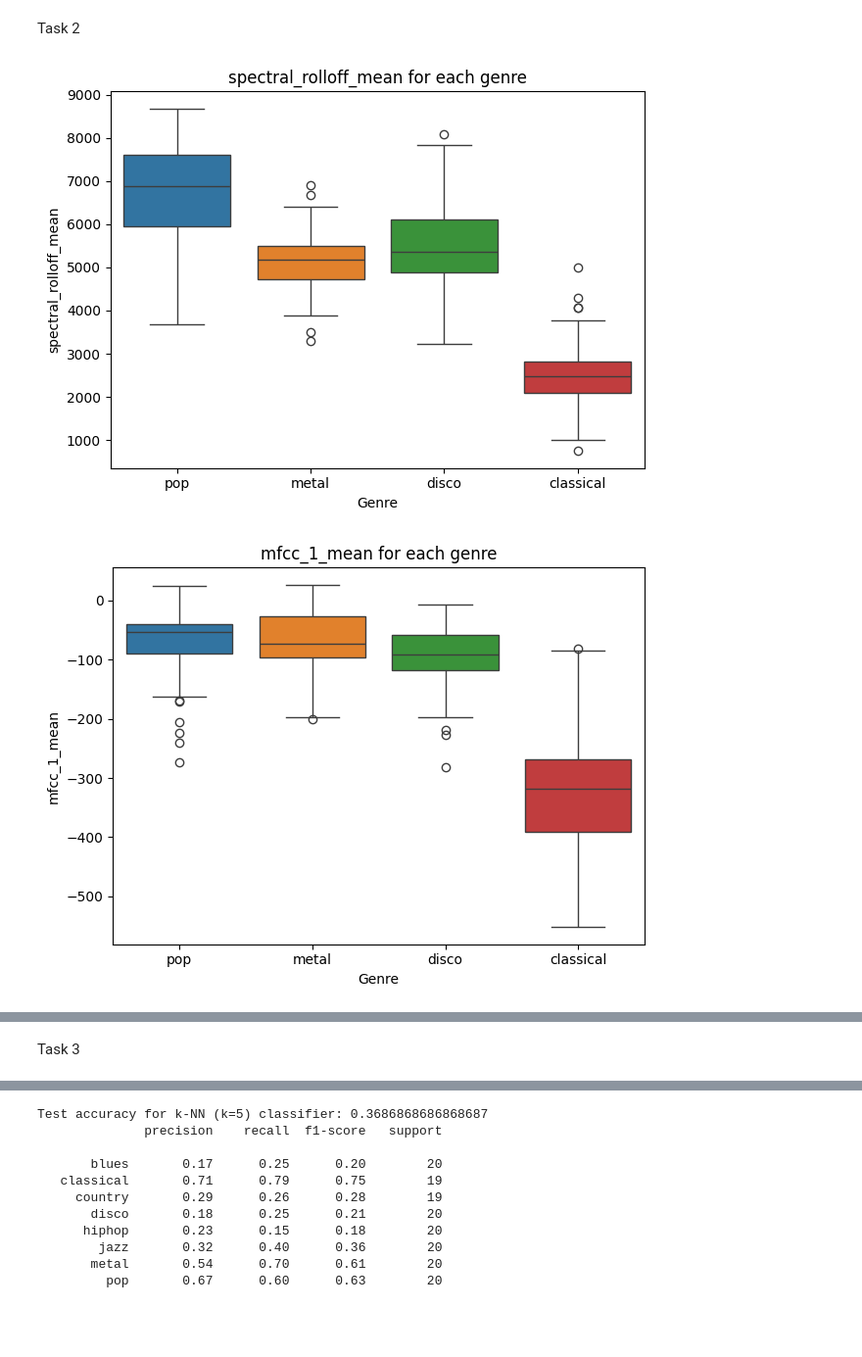
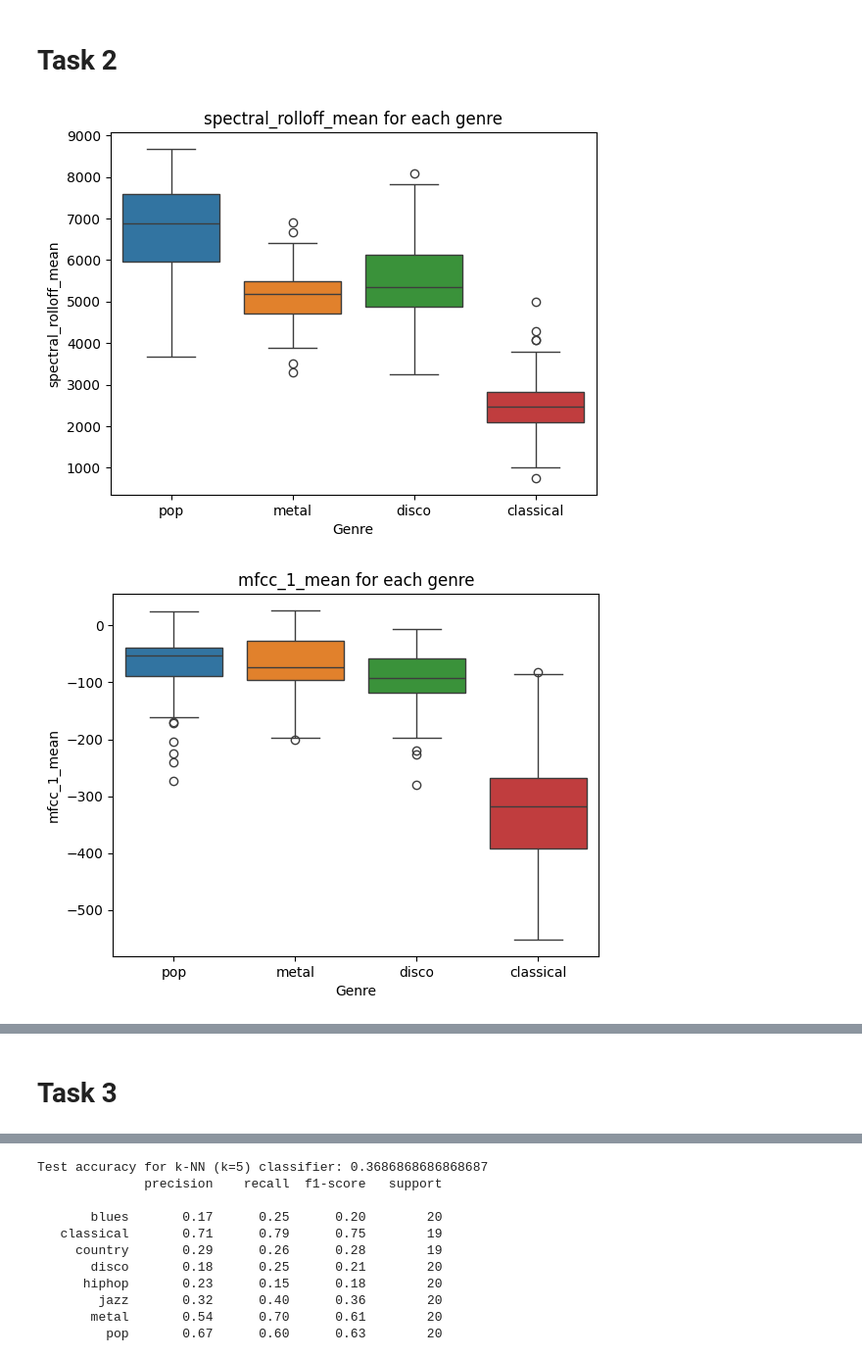
Before and after one commit to johnnynogo/TTT4275_MusicGenreClassification, a Jupyter notebook: all_tasks.ipynb, the cells around one changed output, grey strips where cells are left out. Shown at 98% size. Saved outputs shown, nothing was run; the diff lists cells and outputs as text; code cells hidden in the pictures; blank space fills up the shorter version.

```diff
--- a/all_tasks.ipynb
+++ b/all_tasks.ipynb
@@ -69,20 +80,19 @@ Test accuracy for k-NN (k=5) classifier: 0.3939393939393939
 weighted avg       0.39      0.39      0.39       198
 [figure]
 # %% [markdown]
-Task 2
+# Task 2
 # %%
 target_genres = ["pop", "disco", "metal", "classical"]
 dataset_filtered = dataset[dataset["Genre"].isin(target_genres)].copy()
 
 #Make boxplots for analyzing performace, for selected genres
 for feature in feature_columns:
     sns.boxplot(
     data = dataset_filtered, x = "Genre",
     y = feature, hue = "Genre")
 
     plt.title(f"{feature} for each genre")
-    plt.tight_layout()
     plt.show()
 # %% [output]
-[figure, old version]
+[figure, new version]
-[figure, old version]
+[figure, new version]
@@ -91,2 +101,2 @@ for feature in feature_columns:
 # %% [markdown]
-Task 3
+# Task 3
```
Also changed, not shown: parts of 17 cells of this notebook.
